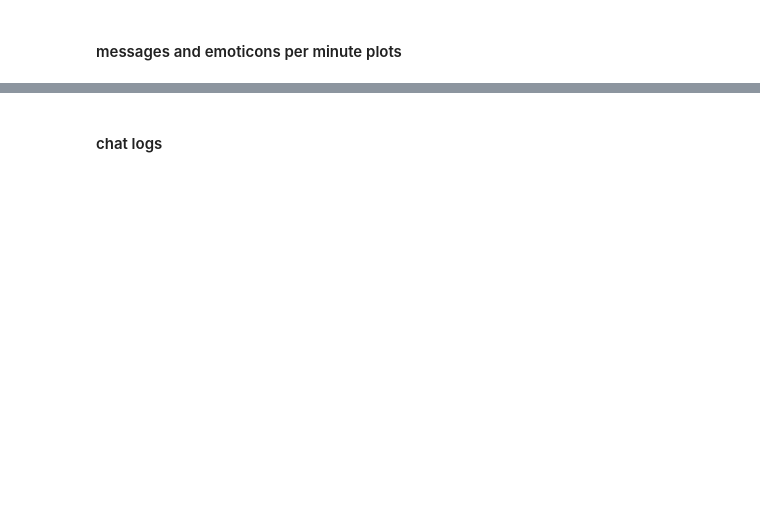
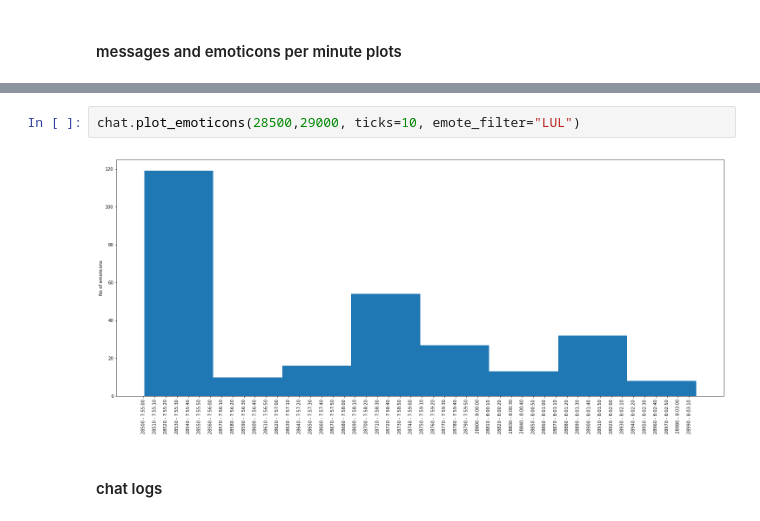
Before and after one commit to missinglinks/twitch-chat-stuff, a Jupyter notebook: Twitch Chat Analysis.ipynb, the cells around one changed output, grey strips where cells are left out. Cells and saved outputs as stored; diff of their text form; blank space fills up the shorter version.

```diff
--- a/Twitch Chat Analysis.ipynb
+++ b/Twitch Chat Analysis.ipynb
@@ -56,3 +61,7 @@ chat.plot_emoticons(0,7000,200)
+# %%
+chat.plot_emoticons(28500,29000, ticks=10, emote_filter="LUL")
+# %% [output]
+[figure, added]
 # %% [markdown]
 #### chat logs
 # %%
```
Also changed, not shown: parts of 20 cells of this notebook, 11 other files.
